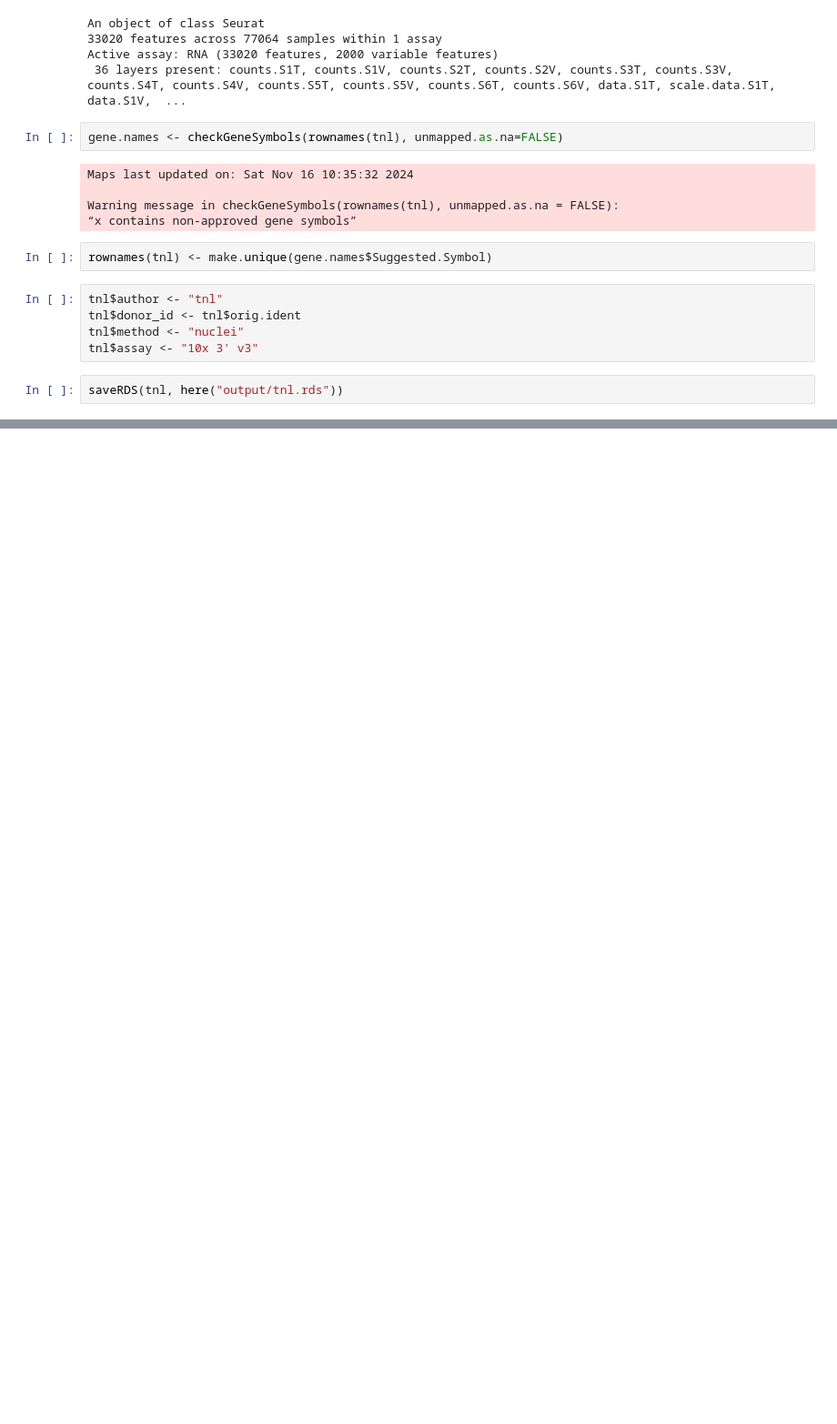
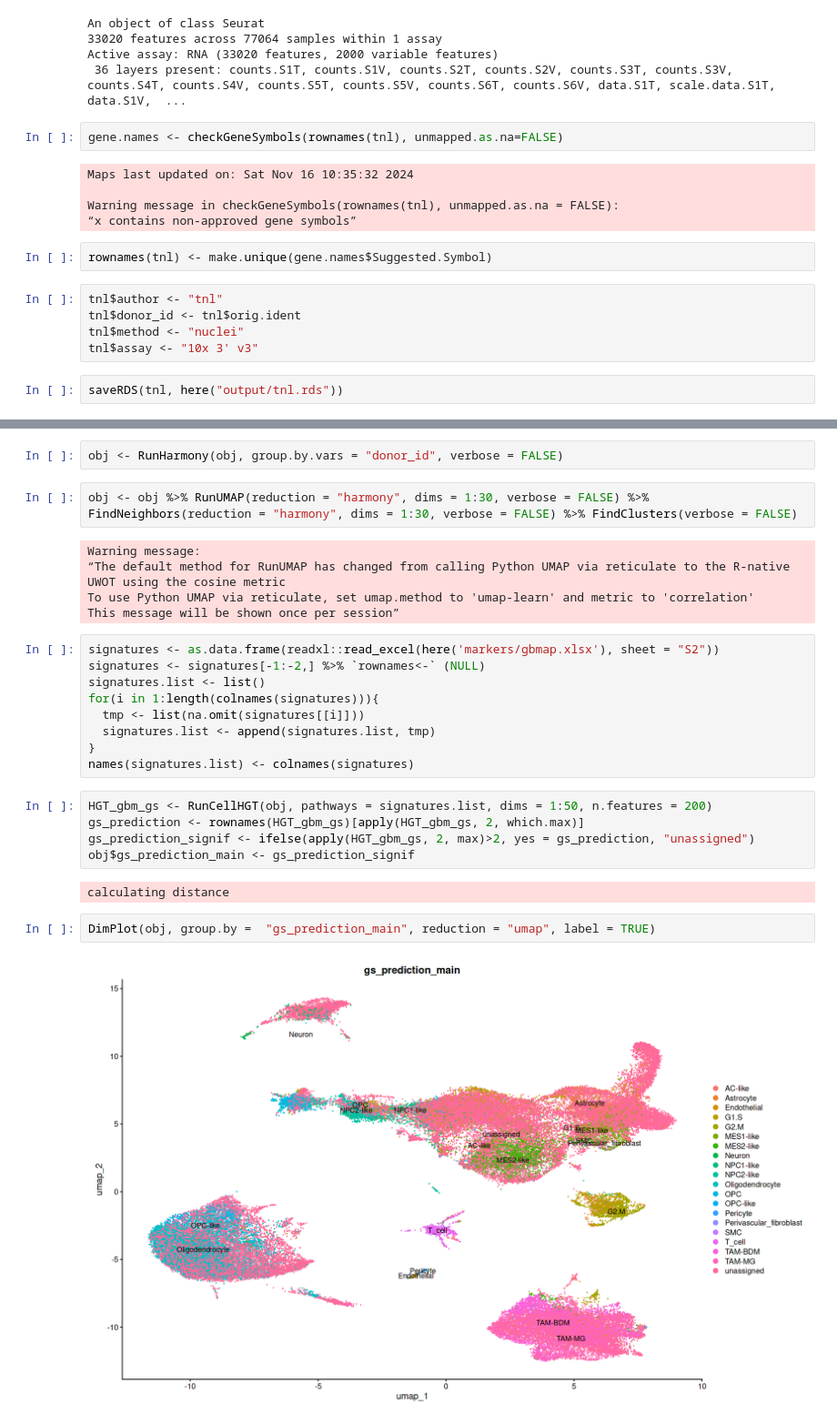
Before and after one commit to JiehoonKwak/crisprscreen, a Jupyter notebook: notebooks/tnl/preprocessR.ipynb, the cells around one changed output, grey strips where cells are left out. Shown at 91% size. Cells and saved outputs as stored; diff of their text form; blank space fills up the shorter version.

```diff
--- a/notebooks/tnl/preprocessR.ipynb
+++ b/notebooks/tnl/preprocessR.ipynb
@@ -280,0 +330,29 @@ saveRDS(tnl, here("output/tnl.rds"))
+# %%
+obj <- RunHarmony(obj, group.by.vars = "donor_id", verbose = FALSE)
+# %%
+obj <- obj %>% RunUMAP(reduction = "harmony", dims = 1:30, verbose = FALSE) %>% FindNeighbors(reduction = "harmony", dims = 1:30, verbose = FALSE) %>% FindClusters(verbose = FALSE)
+# %% [output]
+Warning message:
+“The default method for RunUMAP has changed from calling Python UMAP via reticulate to the R-native UWOT using the cosine metric
+To use Python UMAP via reticulate, set umap.method to 'umap-learn' and metric to 'correlation'
+This message will be shown once per session”
+# %%
+signatures <- as.data.frame(readxl::read_excel(here('markers/gbmap.xlsx'), sheet = "S2"))
+signatures <- signatures[-1:-2,] %>% `rownames<-` (NULL)
+signatures.list <- list()
+for(i in 1:length(colnames(signatures))){
+  tmp <- list(na.omit(signatures[[i]]))
+  signatures.list <- append(signatures.list, tmp)
+}
+names(signatures.list) <- colnames(signatures)
+# %%
+HGT_gbm_gs <- RunCellHGT(obj, pathways = signatures.list, dims = 1:50, n.features = 200)
+gs_prediction <- rownames(HGT_gbm_gs)[apply(HGT_gbm_gs, 2, which.max)]
+gs_prediction_signif <- ifelse(apply(HGT_gbm_gs, 2, max)>2, yes = gs_prediction, "unassigned")
+obj$gs_prediction_main <- gs_prediction_signif
+# %% [output]
+calculating distance
+# %%
+DimPlot(obj, group.by =  "gs_prediction_main", reduction = "umap", label = TRUE)
+# %% [output]
+[figure, added]
```
Also changed, not shown: parts of 12 cells of this notebook, 2 other files.
